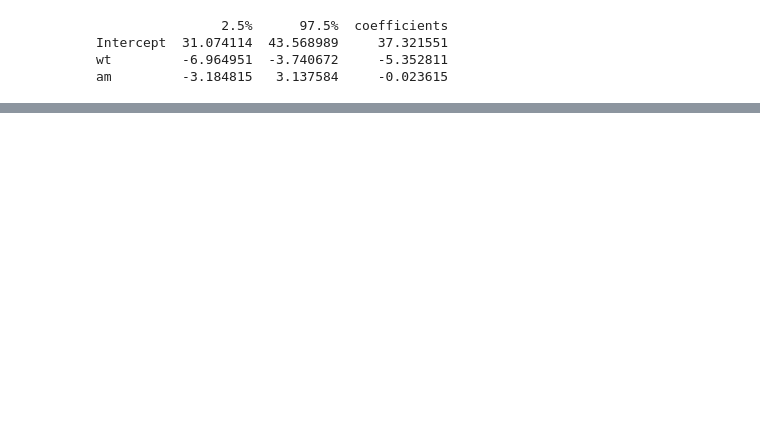
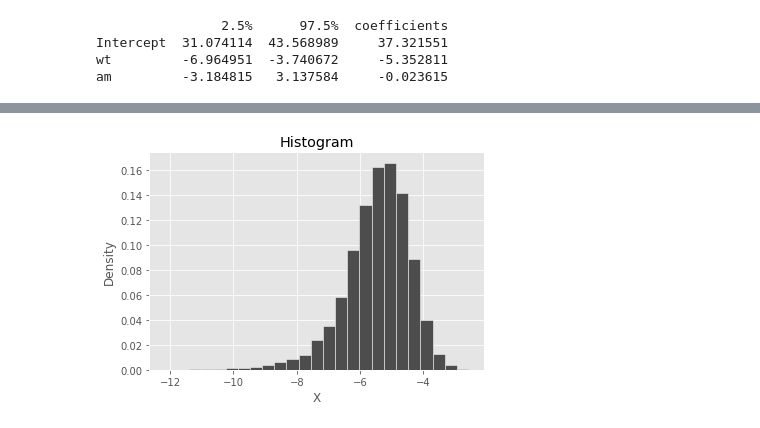
Before and after one commit to Johnnyboycurtis/MCMC, a Jupyter notebook: Bootstrap/notebook/4 Bootstrap.ipynb, the cells around one changed output, grey strips where cells are left out. Drawn from its saved outputs; the diff is of its cells as text; code cells hidden in the pictures; blank space fills up the shorter version.

```diff
--- a/Bootstrap/notebook/4 Bootstrap.ipynb
+++ b/Bootstrap/notebook/4 Bootstrap.ipynb
@@ -279,0 +182,4 @@ Another method for applying the bootstrap approach to building an empirical dist
+# %%
+hist(bootdf['wt'], bins = 25)
+# %% [output]
+[figure, added]
```
Also changed, not shown: parts of 16 cells of this notebook.
